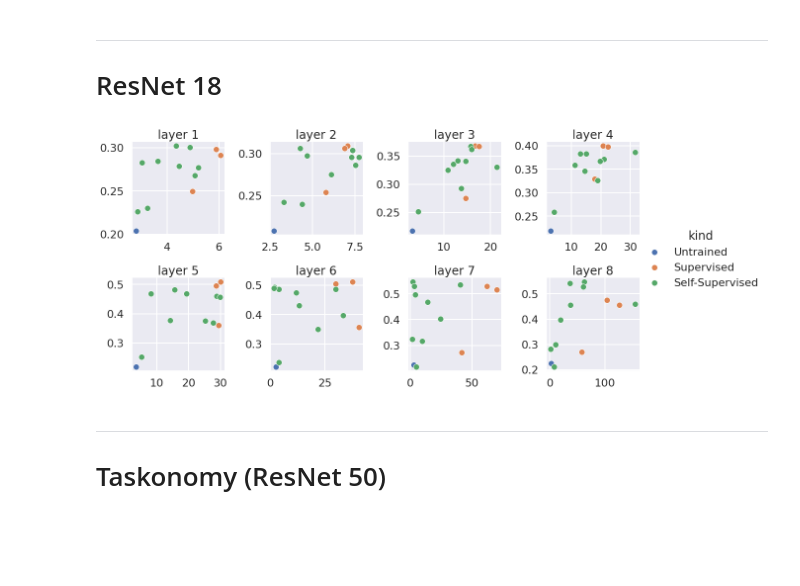
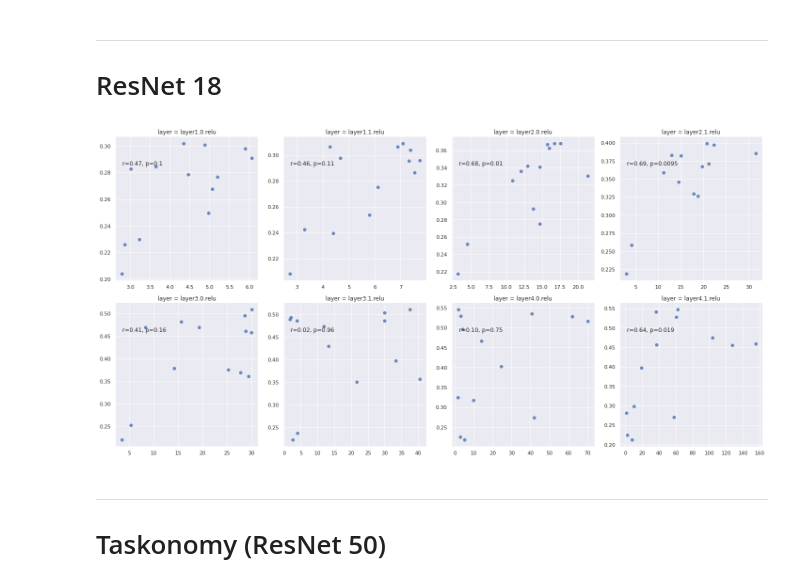
Before and after one commit to EricElmoznino/encoder_dimensionality, a Jupyter notebook: notebooks/encoding_vs_eigmetrics.ipynb, the cells around one changed output. Drawn from its saved outputs; the diff is of its cells as text; code cells hidden in the pictures; blank space fills up the shorter version.

```diff
--- a/notebooks/encoding_vs_eigmetrics.ipynb
+++ b/notebooks/encoding_vs_eigmetrics.ipynb
@@ -45,18 +45,14 @@ plt.show()
 # %% [markdown]
 ---
 # ResNet 18
-# %%
-results = data[(data.architecture == 'ResNet18')]
-g = plot_correlations(data=results, x=eigmetric, y='score', hue='kind', grid='layer',
-                      grid_kwargs={'height': 4, 'sharex': False, 'sharey': False, 'col_wrap': 4})
-for i, ax in enumerate(g.axes.flat):
-    ax.set_title(f'layer {i + 1}')
-g.set(xlabel=None, ylabel=None)
-plt.tight_layout()
-g.add_legend()
-plt.show()
-# %% [output]
-[figure, removed]
+# %%
+results = data[(data.architecture == 'ResNet18')]
+g = sns.lmplot(data=results, x=eigmetric, y='score', col='layer', col_wrap=4,
+               sharex=False, sharey=False, height=5, fit_reg=False)
+annotate_corr_grid(g, x=eigmetric, y='score')
+plt.show()
+# %% [output]
+[figure, added]
 # %% [markdown]
 ---
 # Taskonomy (ResNet 50)
```
Also changed, not shown: parts of 3 cells of this notebook, 3 other files.
